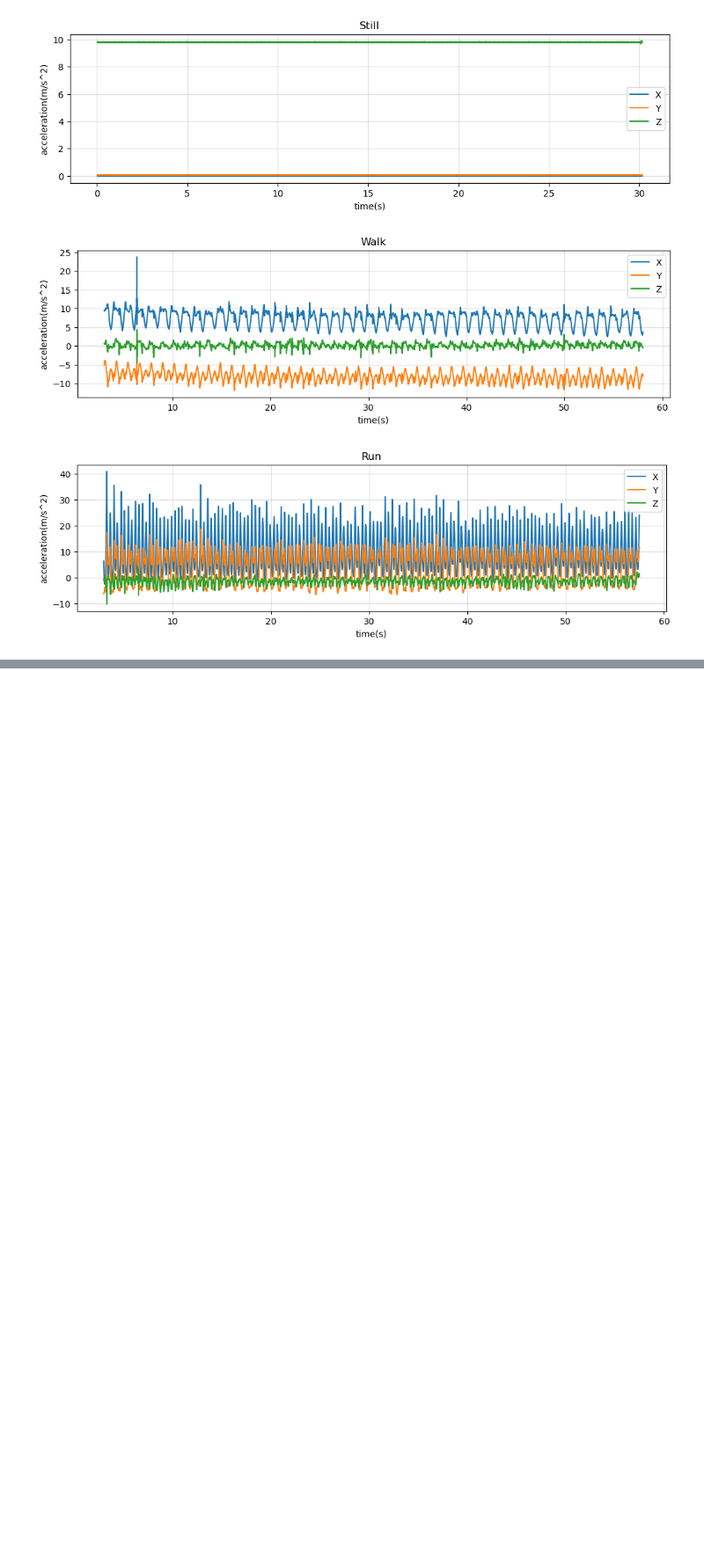
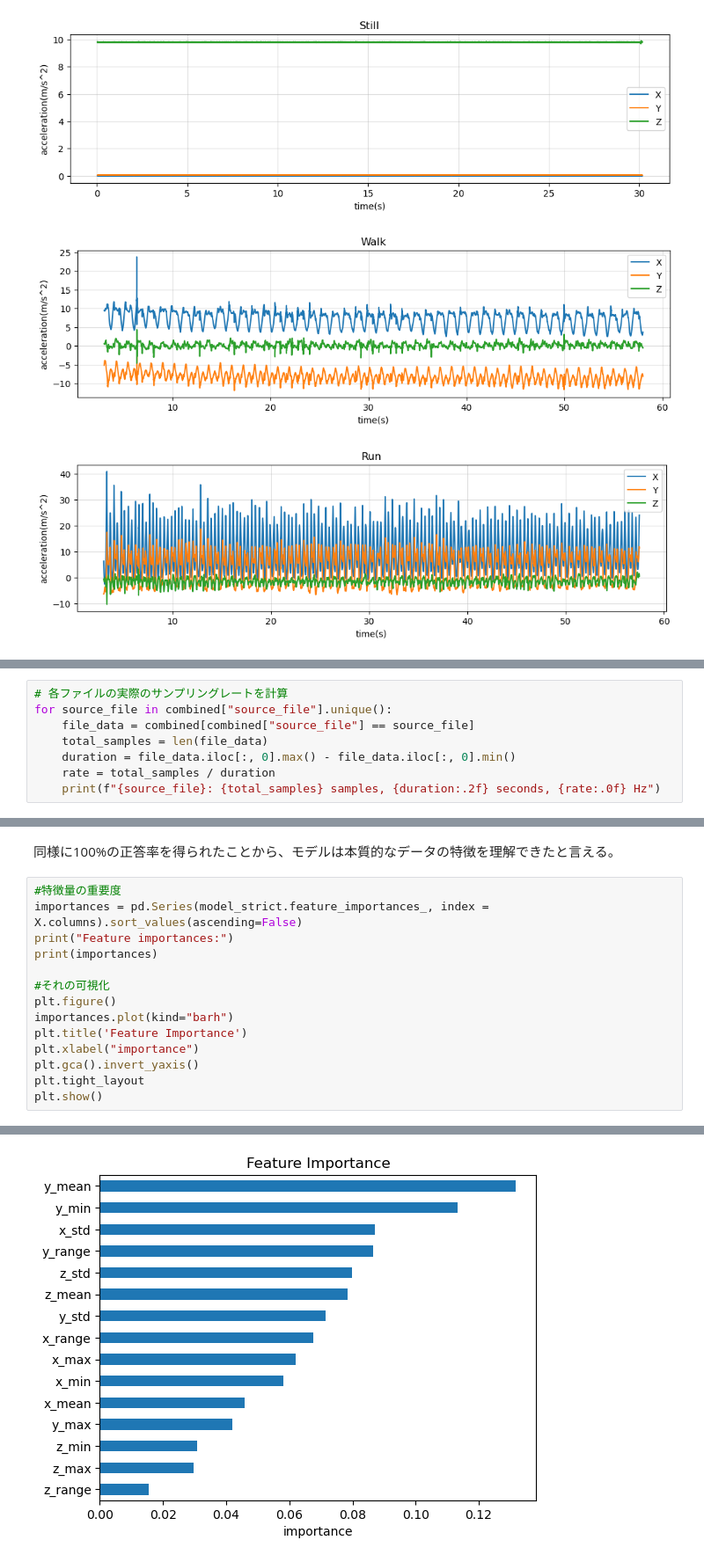
Before and after one commit to kowowowowmi/activity_classification, a Jupyter notebook: notebooks/analysis.ipynb, the cells around one changed output, grey strips where cells are left out. Shown at 88% size. Drawn from its saved outputs; the diff is of its cells as text; blank space fills up the shorter version.

```diff
--- a/notebooks/analysis.ipynb
+++ b/notebooks/analysis.ipynb
@@ -101,0 +142,8 @@ plot_acceleration_with_trimming('run_01.csv', "Run")
+# %%
+# 各ファイルの実際のサンプリングレートを計算
+for source_file in combined["source_file"].unique():
+    file_data = combined[combined["source_file"] == source_file]
+    total_samples = len(file_data)
+    duration = file_data.iloc[:, 0].max() - file_data.iloc[:, 0].min()
+    rate = total_samples / duration
+    print(f"{source_file}: {total_samples} samples, {duration:.2f} seconds, {rate:.0f} Hz")
@@ -101,0 +381,17 @@ plot_acceleration_with_trimming('run_01.csv', "Run")
+# %% [markdown]
+同様に100%の正答率を得られたことから、モデルは本質的なデータの特徴を理解できたと言える。
+# %%
+#特徴量の重要度
+importances = pd.Series(model_strict.feature_importances_, index = X.columns).sort_values(ascending=False)
+print("Feature importances:")
+print(importances)
+
+#それの可視化
+plt.figure()
+importances.plot(kind="barh")
+plt.title('Feature Importance')
+plt.xlabel("importance")
+plt.gca().invert_yaxis()
+plt.tight_layout
+plt.show()
+# %% [output]
@@ -101,0 +415 @@ plot_acceleration_with_trimming('run_01.csv', "Run")
+[figure, added]
```
Also changed, not shown: parts of 12 cells of this notebook.
